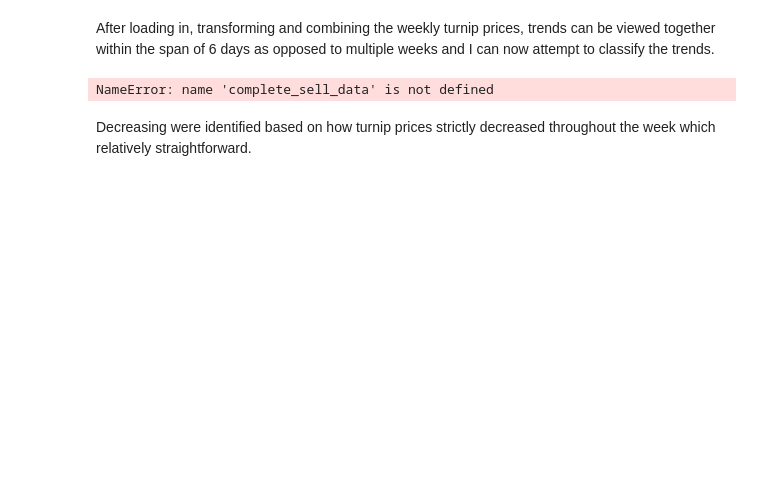
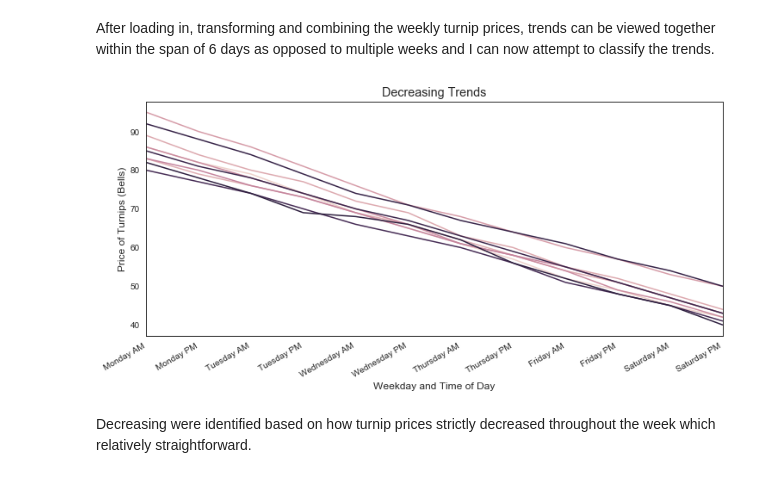
Before and after one commit to ys-lin14/acnh-clustering, a Jupyter notebook: 3_manual_trend_classification.ipynb, the cells around one changed output. Cells and saved outputs as stored; diff of their text form; code cells hidden in the pictures; blank space fills up the shorter version.

```diff
--- a/3_manual_trend_classification.ipynb
+++ b/3_manual_trend_classification.ipynb
@@ -135,32 +135,32 @@ plt.show()
 # %% [markdown]
 After loading in, transforming and combining the weekly turnip prices, trends can be viewed together within the span of 6 days as opposed to multiple weeks and I can now attempt to classify the trends.
 # %%
-decreasing_trend_ids = get_decreasing_trend_ids(complete_sell_data)
+decreasing_trend_ids = get_decreasing_trend_ids(sell_data)
 decreasing_trend_samples = get_sample_trends(
     data=sell_data,
     trend_ids=decreasing_trend_ids,
     n_samples=10
 )
 
 plt.figure(figsize=(12, 5))
 decreasing_trend_plot = sns.lineplot(
     x='weekday_observed',
     y='price',
     hue='trend_id',
     data=decreasing_trend_samples,
     sort=False,
     legend=False
 )
 decreasing_trend_plot.set(
     title='Decreasing Trends',
     xlabel='Weekday and Time of Day',
     ylabel='Price of Turnips (Bells)'
 )
 decreasing_trend_plot.set_xticklabels(xticks, rotation=30, ha='right')
 plt.xlim(0, 11)
 plt.show()
 # %% [output]
-NameError: name 'complete_sell_data' is not defined
+[figure, added]
 # %% [markdown]
 Decreasing were identified based on how turnip prices strictly decreased throughout the week which relatively straightforward.
 # %%
```
Also changed, not shown: parts of 5 cells of this notebook.
